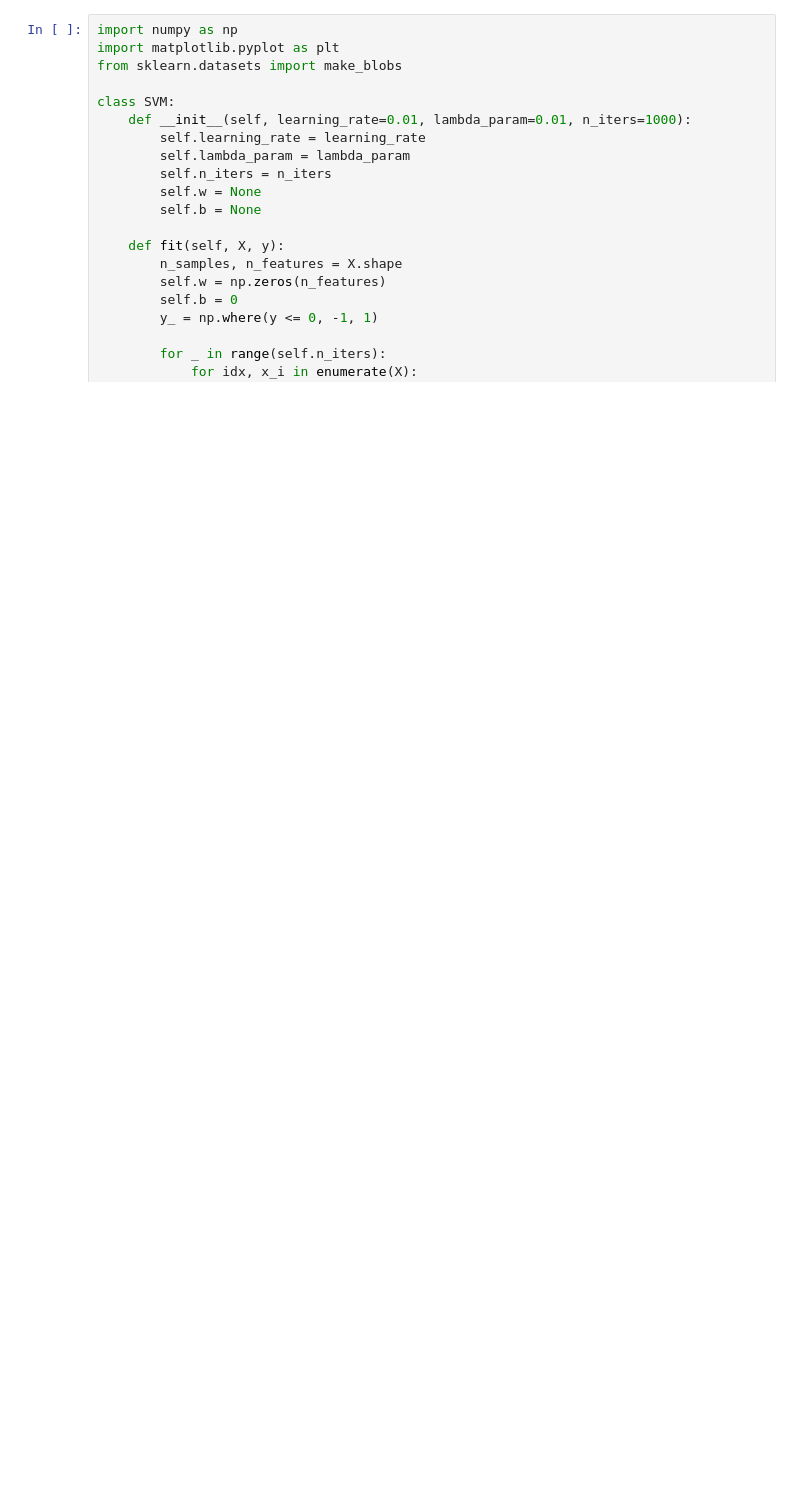
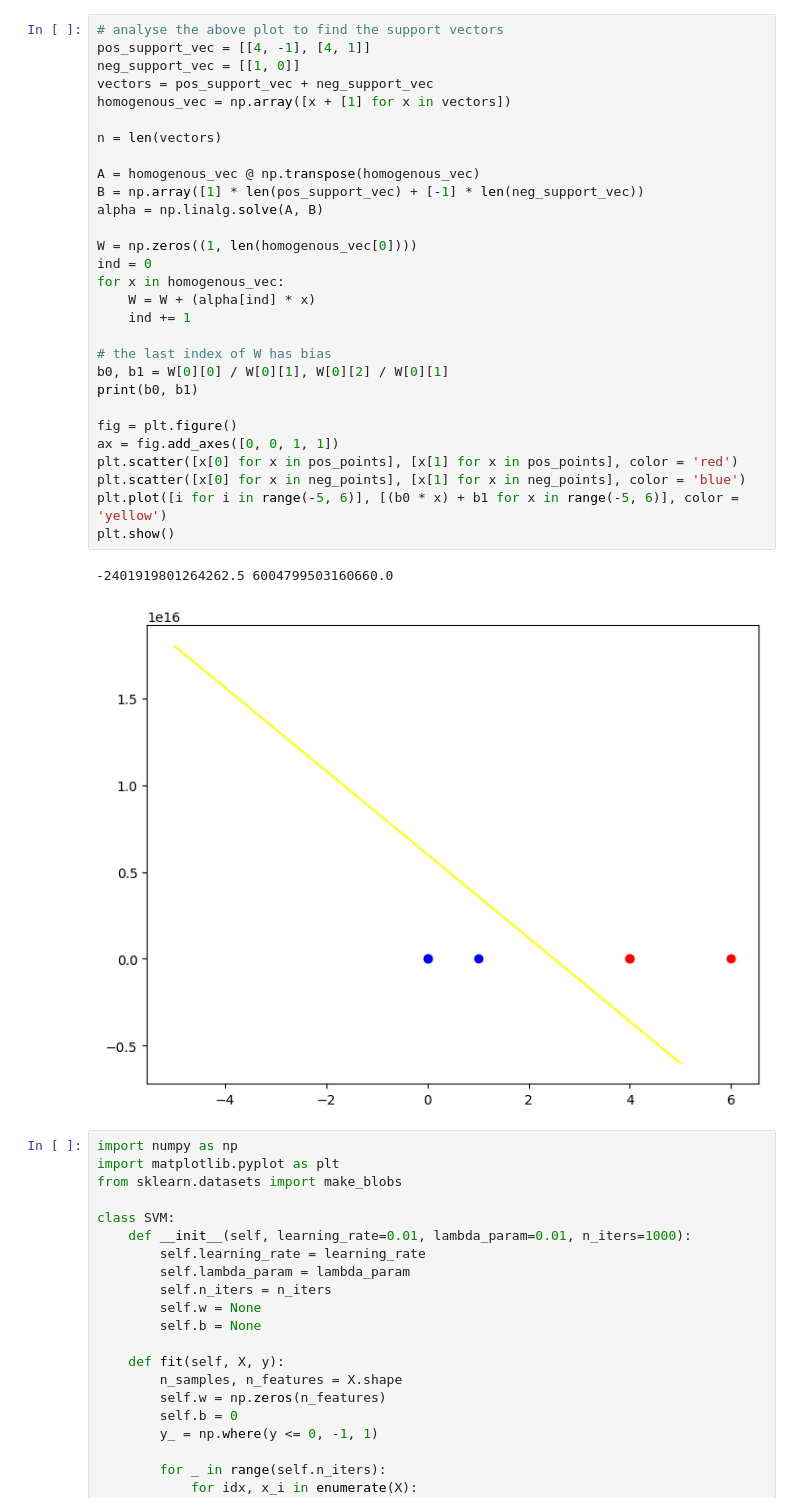
Before and after one commit to anbaralthaf/MachineLearning, a Jupyter notebook: SVM.ipynb, the cells around one changed output. Drawn from its saved outputs; the diff is of its cells as text; blank space fills up the shorter version.

```diff
--- a/SVM.ipynb
+++ b/SVM.ipynb
@@ -3,3 +16,35 @@
+# %%
+# analyse the above plot to find the support vectors
+pos_support_vec = [[4, -1], [4, 1]]
+neg_support_vec = [[1, 0]]
+vectors = pos_support_vec + neg_support_vec
+homogenous_vec = np.array([x + [1] for x in vectors])
+
+n = len(vectors)
+
+A = homogenous_vec @ np.transpose(homogenous_vec)
+B = np.array([1] * len(pos_support_vec) + [-1] * len(neg_support_vec))
+alpha = np.linalg.solve(A, B)
+
+W = np.zeros((1, len(homogenous_vec[0])))
+ind = 0
+for x in homogenous_vec:
+    W = W + (alpha[ind] * x)
+    ind += 1
+
+# the last index of W has bias
+b0, b1 = W[0][0] / W[0][1], W[0][2] / W[0][1]
+print(b0, b1)
+
+fig = plt.figure()
+ax = fig.add_axes([0, 0, 1, 1])
+plt.scatter([x[0] for x in pos_points], [x[1] for x in pos_points], color = 'red')
+plt.scatter([x[0] for x in neg_points], [x[1] for x in neg_points], color = 'blue')
+plt.plot([i for i in range(-5, 6)], [(b0 * x) + b1 for x in range(-5, 6)], color = 'yellow')
+plt.show()
+# %% [output]
+-2401919801264262.5 6004799503160660.0
+[figure, added]
 # %%
 import numpy as np
 import matplotlib.pyplot as plt
```
Also changed, not shown: parts of 2 cells of this notebook, 16 other files.
